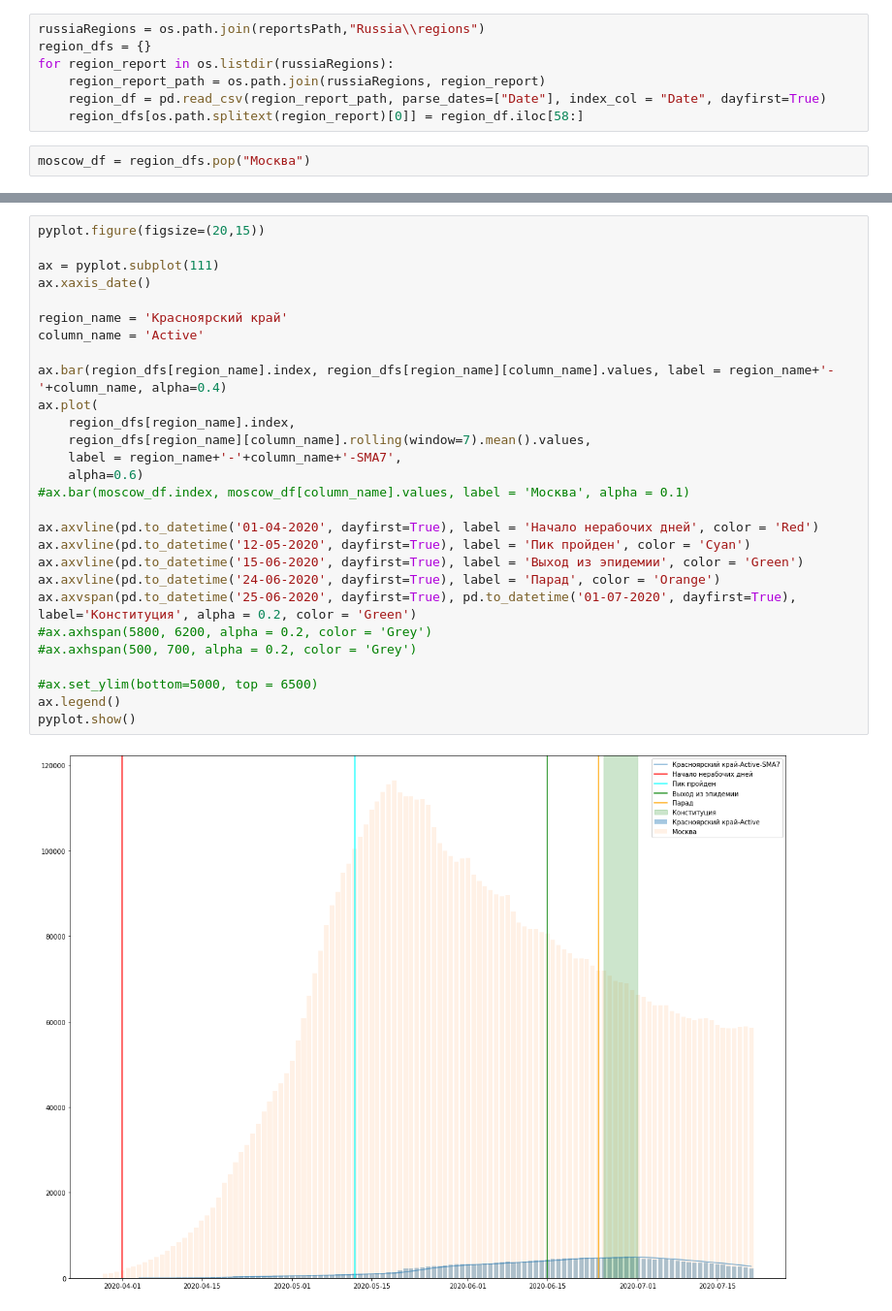
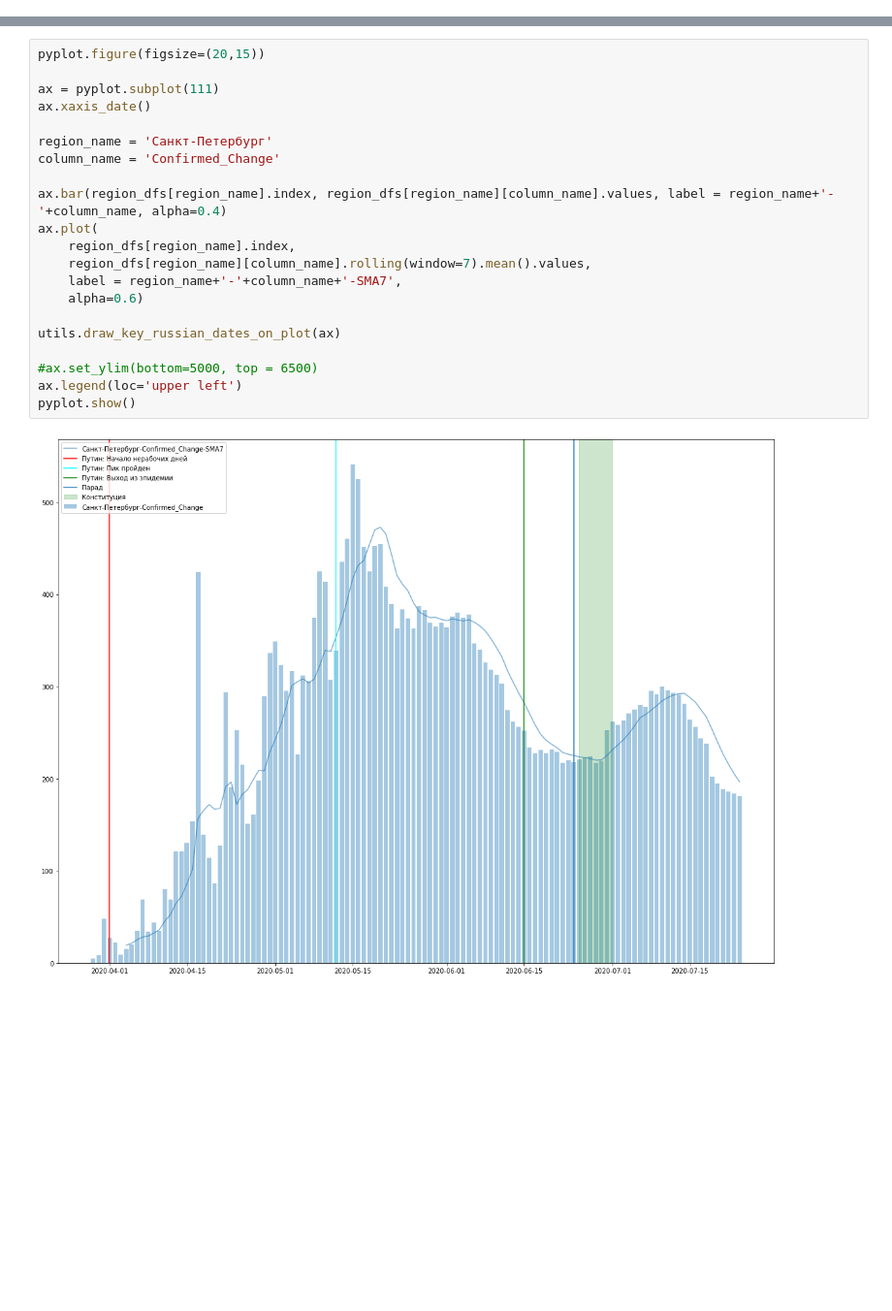
Before and after one commit to guest512/CovidSandbox, a Jupyter notebook: ReportsProcessing/ReportsProcessing.ipynb, the cells around one changed output, grey strips where cells are left out. Shown at 97% size. Drawn from its saved outputs; the diff is of its cells as text; blank space fills up the shorter version.

```diff
--- a/ReportsProcessing/ReportsProcessing.ipynb
+++ b/ReportsProcessing/ReportsProcessing.ipynb
@@ -77,9 +56,0 @@ Finland 133.85714285714286
-# %%
-russiaRegions = os.path.join(reportsPath,"Russia\\regions")
-region_dfs = {}
-for region_report in os.listdir(russiaRegions):
-    region_report_path = os.path.join(russiaRegions, region_report)
-    region_df = pd.read_csv(region_report_path, parse_dates=["Date"], index_col = "Date", dayfirst=True)
-    region_dfs[os.path.splitext(region_report)[0]] = region_df.iloc[58:]
-# %%
-moscow_df = region_dfs.pop("Москва")
@@ -129,30 +90,23 @@ pyplot.show()
 # %%
 pyplot.figure(figsize=(20,15))
 
 ax = pyplot.subplot(111)
 ax.xaxis_date()
 
-region_name = 'Красноярский край'
-column_name = 'Active'
+region_name = 'Санкт-Петербург'
+column_name = 'Confirmed_Change'
 
 ax.bar(region_dfs[region_name].index, region_dfs[region_name][column_name].values, label = region_name+'-'+column_name, alpha=0.4)
 ax.plot(
     region_dfs[region_name].index,
     region_dfs[region_name][column_name].rolling(window=7).mean().values,
     label = region_name+'-'+column_name+'-SMA7',
     alpha=0.6)
-#ax.bar(moscow_df.index, moscow_df[column_name].values, label = 'Москва', alpha = 0.1)
 
-ax.axvline(pd.to_datetime('01-04-2020', dayfirst=True), label = 'Начало нерабочих дней', color = 'Red')
-ax.axvline(pd.to_datetime('12-05-2020', dayfirst=True), label = 'Пик пройден', color = 'Cyan')
-ax.axvline(pd.to_datetime('15-06-2020', dayfirst=True), label = 'Выход из эпидемии', color = 'Green')
-ax.axvline(pd.to_datetime('24-06-2020', dayfirst=True), label = 'Парад', color = 'Orange')
-ax.axvspan(pd.to_datetime('25-06-2020', dayfirst=True), pd.to_datetime('01-07-2020', dayfirst=True), label='Конституция', alpha = 0.2, color = 'Green')
-#ax.axhspan(5800, 6200, alpha = 0.2, color = 'Grey')
-#ax.axhspan(500, 700, alpha = 0.2, color = 'Grey')
+utils.draw_key_russian_dates_on_plot(ax)
 
 #ax.set_ylim(bottom=5000, top = 6500)
-ax.legend()
+ax.legend(loc='upper left')
 pyplot.show()
 # %% [output]
-[figure, old version]
+[figure, new version]
```
Also changed, not shown: parts of 9 cells of this notebook, 1 other file.
